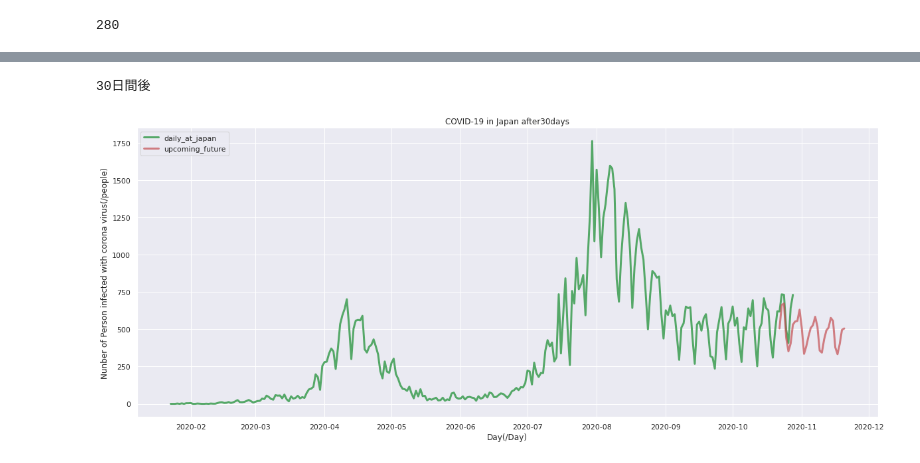
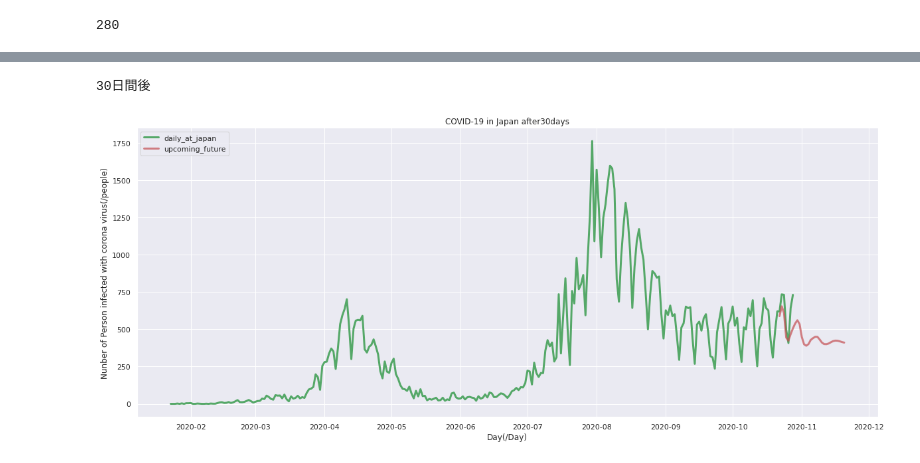
Before and after one commit to NaokiDohi/covid-19_analysis, a Jupyter notebook: covid_19_forecast_with_lstm.ipynb, the cells around one changed output, grey strips where cells are left out. Saved outputs shown, nothing was run; the diff lists cells and outputs as text; code cells hidden in the pictures.

```diff
--- a/covid_19_forecast_with_lstm.ipynb
+++ b/covid_19_forecast_with_lstm.ipynb
@@ -219,7 +226,7 @@ lr_decay = LearningRateScheduler(
     verbose=0,
 )
 
-epochs = 500#250
+epochs = 400#250
 start_time = time.time()
 history = model.fit(study_data, correct_data, batch_size=1, epochs=epochs, validation_split=0.1, verbose=0, callbacks=[])#lr_decay,
 print("学習時間:",time.time() - start_time)
@@ -358,32 +365,32 @@ predictions2 = train_normalized[-window:].tolist()
 predictions2 = np.array(predictions2).reshape(-1, window, 1)
 
 long_term_predictions = []
 #予測をfor文で
 for i in range(long_term_future):
   predicted_long_term_future = model.predict(predictions2)
   long_term_predictions.append(predicted_long_term_future)
   # with open("in_out_long_term.txt",mode="a", encoding= "utf-8") as f:
   #   f.write("input to model:" + str(predictions) )
   #   f.write("output from model:" + str(predicted_future) )
   #predictions2 = predictions2.tolist()
   predictions2 = np.append(predictions2, predicted_long_term_future)
   predictions2 = predictions2[-window:]
   predictions2 = np.array(predictions2).reshape(-1, window, 1)
 
 predictions_infected_pepole_long_term = scaler.inverse_transform(np.array(long_term_predictions).reshape(-1,1))
 #print(predictions_infected_pepole_long_term)
 
 
 sns.set()
 COVID = plt.figure(figsize=(20,8))
 plt.title("COVID-19 in Japan after" + str(long_term_future) + 'days')
 plt.grid(True)
 plt.xlabel("Day(/Day)")
 plt.ylabel("Nunber of Person infected with corona virus(/people)")
-plt.plot(x_all,data_at_japan_diff2,'g',lw=3,label='daily_at_japan')
+plt.plot(x_all,data_at_japan_diff,'g',lw=3,label='daily_at_japan')
 plt.plot(x_long_term, predictions_infected_pepole_long_term, 'r',lw=3,alpha=0.7,label='upcoming_future')
 plt.legend(loc='upper left')
 plt.show()
 # %% [output]
 30日間後
-[figure, old version]
+[figure, new version]
```
Also changed, not shown: parts of 7 cells of this notebook.
